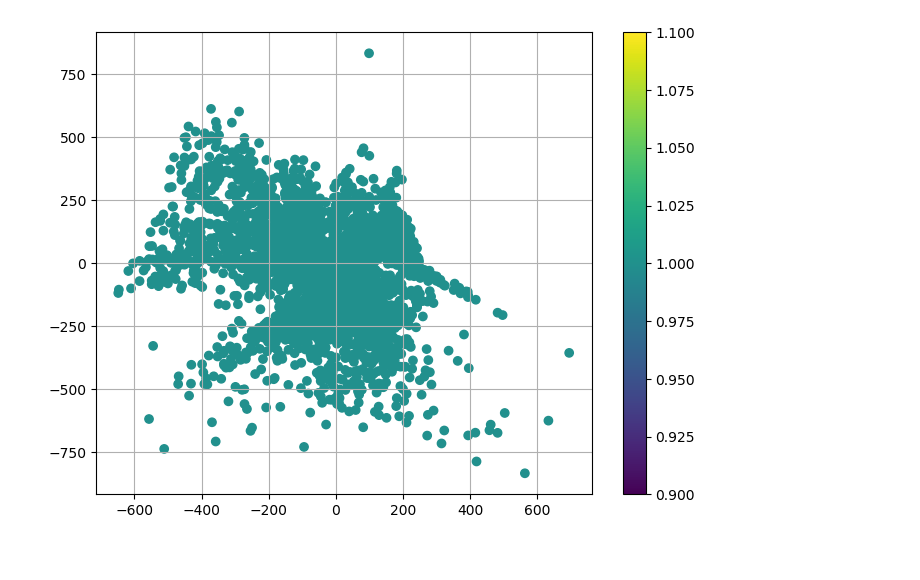
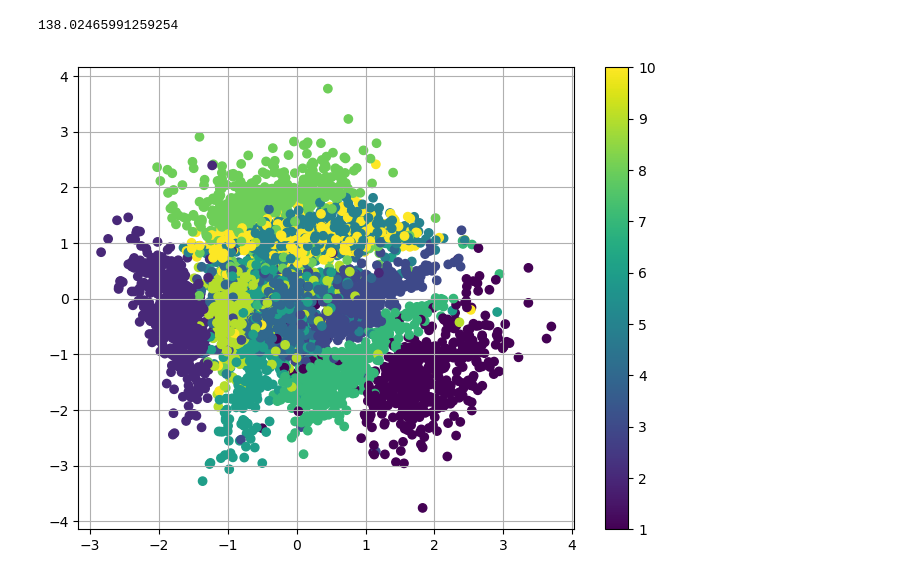
Before and after one commit to briandepasquale/VAE, a Jupyter notebook: VAE_julia.ipynb, the cells around one changed output. Drawn from its saved outputs; the diff is of its cells as text; code cells hidden in the pictures.

```diff
--- a/VAE_julia.ipynb
+++ b/VAE_julia.ipynb
@@ -49,5 +52,5 @@ network_architecture = Dict("n_hidden_recog_1" => 500, # 1st layer encoder neuro
          "n_input"=>784, # MNIST data input (img shape: 28*28)
          "n_z"=>2)  # dimensionality of latent space
 
-sess, x, z, x_hat_μ, z_μ, z_log_σ2 = trainVAE(network_architecture, training_epochs=75)
+vae2D = trainVAE(network_architecture, training_epochs=75)
 # %% [output]
@@ -55,19 +75,22 @@ sess, x, z, x_hat_μ, z_μ, z_log_σ2 = trainVAE(network_architecture, training_
 # %%
 ## compute Loss after fitting
-Loss, = create_loss_optimizer(x,x_hat_μ,z_μ,z_log_σ2)
-cur_loss, = run(sess, Loss, Dict(x => x_sample))
+x_sample = next_batch(vae2D.loader, 100)[1]
+x_sample = broadcast(/,x_sample,maximum(x_sample,2))
+cur_loss, = run(vae2D.sess, vae2D.Loss, Dict(vae2D.x => x_sample))
+# %% [output]
+138.02465991259254
 # %%
-#probably incomplete, need to get color to be encoded value for each digit
-x_sample, y_sample = next_batch(loader, 5000)
+#plot the data in the latent space
+x_sample, y_sample = next_batch(vae2D.loader, 5000)
 x_sample = broadcast(/,x_sample,maximum(x_sample,2));
-z_mu = transform(sess, x, z_μ, x_sample)
+z_mu = transform(vae2D.sess, vae2D.x, vae2D.z_μ, x_sample)
 
 figure(figsize=(8, 6))
-scatter(z_mu[:, 1], z_mu[:, 2], c=vec(findmax(y_sample,2)[2]))
+scatter(z_mu[:, 1], z_mu[:, 2], c=vec(mapslices(indmax,y_sample,dims=2)))
 colorbar()
 grid()
 # %% [output]
-[figure, old version]
+[figure, new version]
 # %%
 #incomplete
 nx = ny = 20
```
Also changed, not shown: parts of 5 cells of this notebook, 2 other files.
